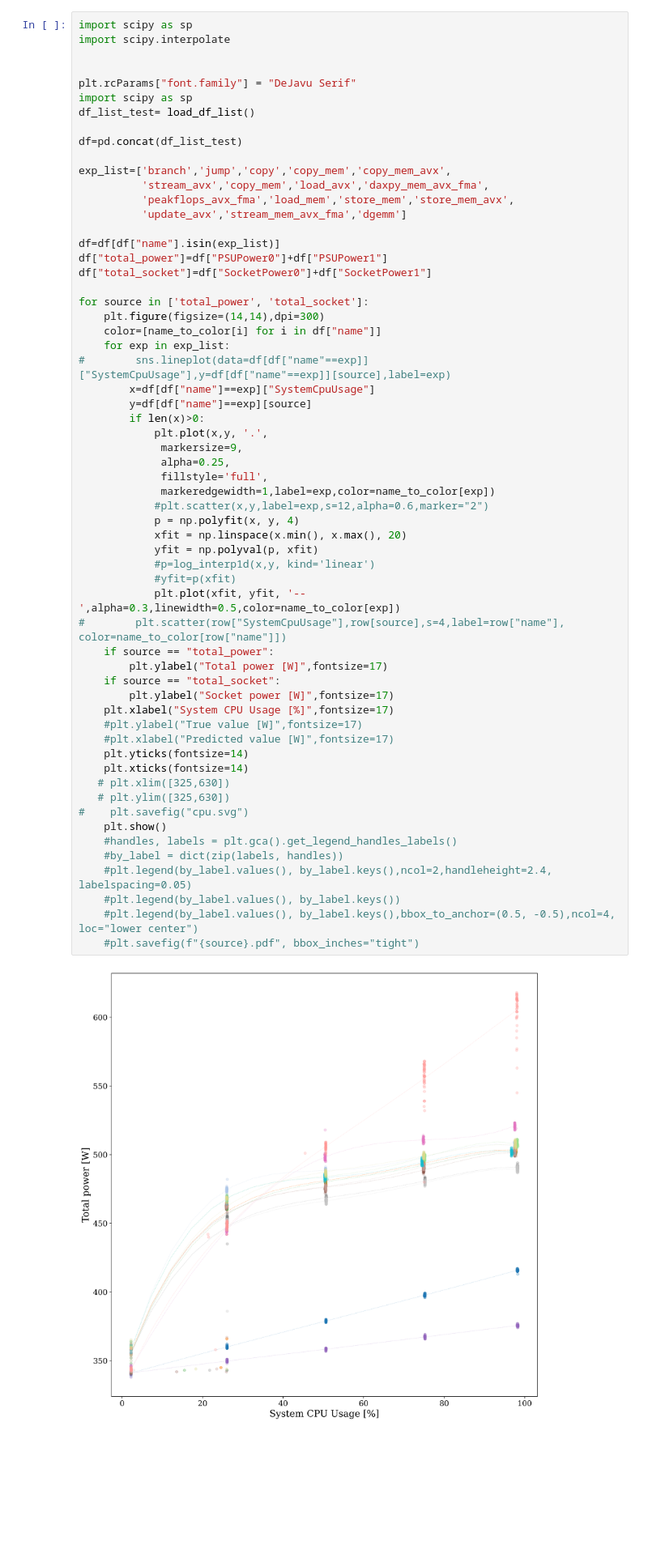
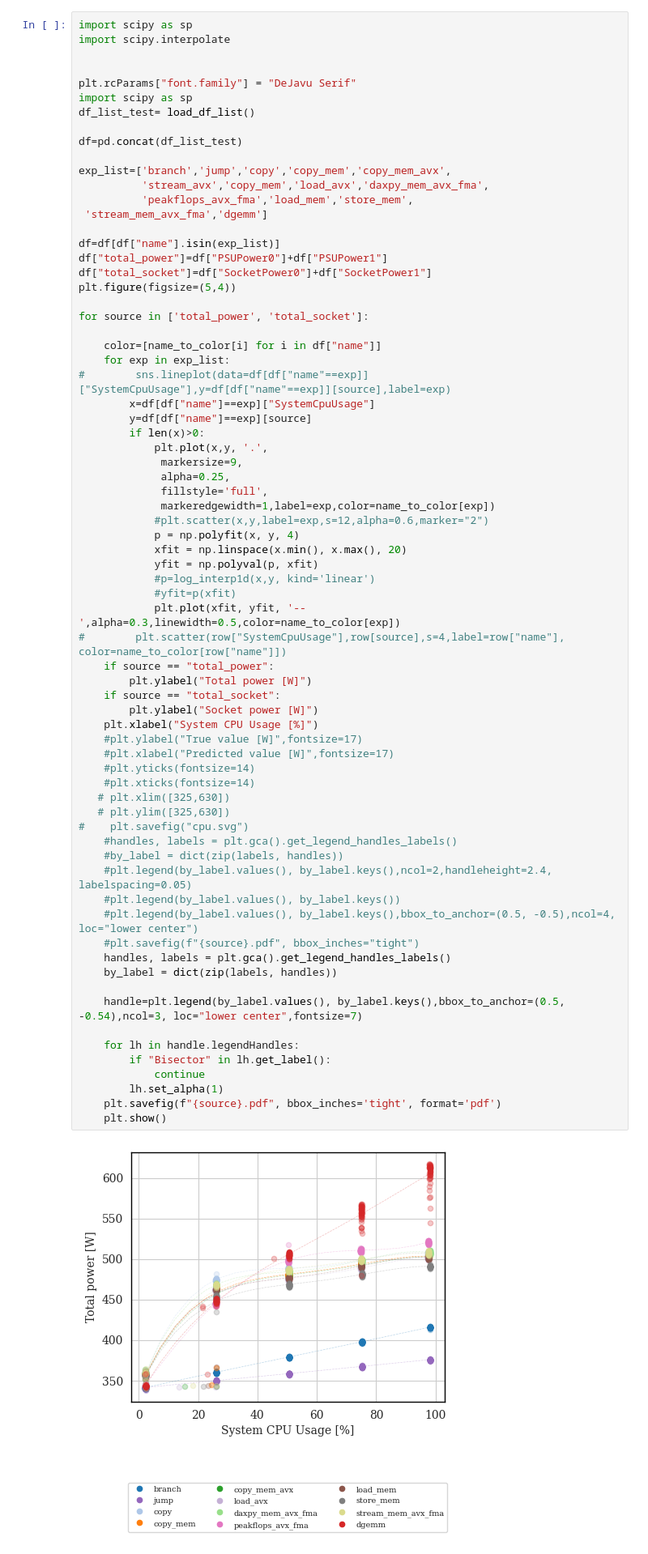
Before and after one commit to NiccoloTosato/PowerBenchmarks, a Jupyter notebook: final_plot_model.ipynb, the cells around one changed output. Shown at 81% size. Saved outputs shown, nothing was run; the diff lists cells and outputs as text; blank space fills up the shorter version.

Commit message:
Plot quite production ready

```diff
--- a/final_plot_model.ipynb
+++ b/final_plot_model.ipynb
@@ -258,52 +258,63 @@ df=pd.concat(df_list_test)
 
 exp_list=['branch','jump','copy','copy_mem','copy_mem_avx',
           'stream_avx','copy_mem','load_avx','daxpy_mem_avx_fma',
-          'peakflops_avx_fma','load_mem','store_mem','store_mem_avx',
-          'update_avx','stream_mem_avx_fma','dgemm']
+          'peakflops_avx_fma','load_mem','store_mem',
+ 'stream_mem_avx_fma','dgemm']
 
 df=df[df["name"].isin(exp_list)]
 df["total_power"]=df["PSUPower0"]+df["PSUPower1"]
 df["total_socket"]=df["SocketPower0"]+df["SocketPower1"]
+plt.figure(figsize=(5,4))
 
 for source in ['total_power', 'total_socket']:
-    plt.figure(figsize=(14,14),dpi=300)
+
     color=[name_to_color[i] for i in df["name"]]
     for exp in exp_list:
 #        sns.lineplot(data=df[df["name"==exp]]["SystemCpuUsage"],y=df[df["name"==exp]][source],label=exp)
         x=df[df["name"]==exp]["SystemCpuUsage"]
         y=df[df["name"]==exp][source]
         if len(x)>0:
             plt.plot(x,y, '.',
              markersize=9,
              alpha=0.25,
              fillstyle='full',
              markeredgewidth=1,label=exp,color=name_to_color[exp])
             #plt.scatter(x,y,label=exp,s=12,alpha=0.6,marker="2")
             p = np.polyfit(x, y, 4)
             xfit = np.linspace(x.min(), x.max(), 20)
             yfit = np.polyval(p, xfit)
             #p=log_interp1d(x,y, kind='linear')
             #yfit=p(xfit)
             plt.plot(xfit, yfit, '--',alpha=0.3,linewidth=0.5,color=name_to_color[exp])
 #        plt.scatter(row["SystemCpuUsage"],row[source],s=4,label=row["name"], color=name_to_color[row["name"]])
     if source == "total_power":
-        plt.ylabel("Total power [W]",fontsize=17)
+        plt.ylabel("Total power [W]")
     if source == "total_socket":
-        plt.ylabel("Socket power [W]",fontsize=17)
-    plt.xlabel("System CPU Usage [%]",fontsize=17)
+        plt.ylabel("Socket power [W]")
+    plt.xlabel("System CPU Usage [%]")
     #plt.ylabel("True value [W]",fontsize=17)
     #plt.xlabel("Predicted value [W]",fontsize=17)
-    plt.yticks(fontsize=14)
-    plt.xticks(fontsize=14)
+    #plt.yticks(fontsize=14)
+    #plt.xticks(fontsize=14)
    # plt.xlim([325,630])
    # plt.ylim([325,630])
 #    plt.savefig("cpu.svg")
-    plt.show()
     #handles, labels = plt.gca().get_legend_handles_labels()
     #by_label = dict(zip(labels, handles))
     #plt.legend(by_label.values(), by_label.keys(),ncol=2,handleheight=2.4, labelspacing=0.05)
     #plt.legend(by_label.values(), by_label.keys())
     #plt.legend(by_label.values(), by_label.keys(),bbox_to_anchor=(0.5, -0.5),ncol=4, loc="lower center")
     #plt.savefig(f"{source}.pdf", bbox_inches="tight")
+    handles, labels = plt.gca().get_legend_handles_labels()
+    by_label = dict(zip(labels, handles))
+
+    handle=plt.legend(by_label.values(), by_label.keys(),bbox_to_anchor=(0.5, -0.54),ncol=3, loc="lower center",fontsize=7)
+
+    for lh in handle.legendHandles:
+        if "Bisector" in lh.get_label():
+            continue
+        lh.set_alpha(1)
+    plt.savefig(f"{source}.pdf", bbox_inches='tight', format='pdf')
+    plt.show()
 # %% [output]
-[figure, old version]
+[figure, new version]
```
Also changed, not shown: parts of 11 cells of this notebook.
